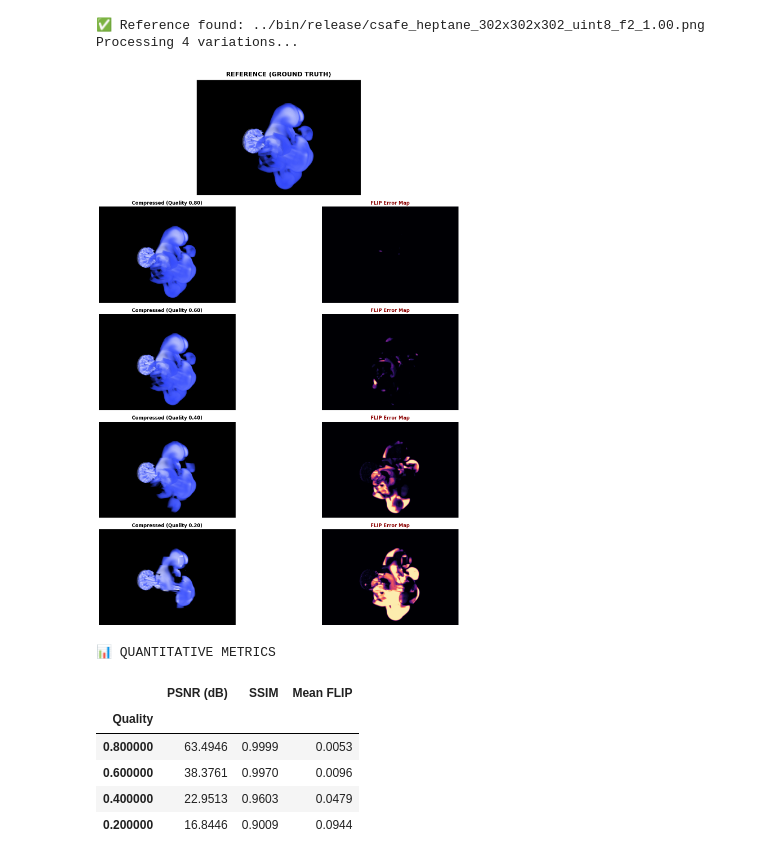
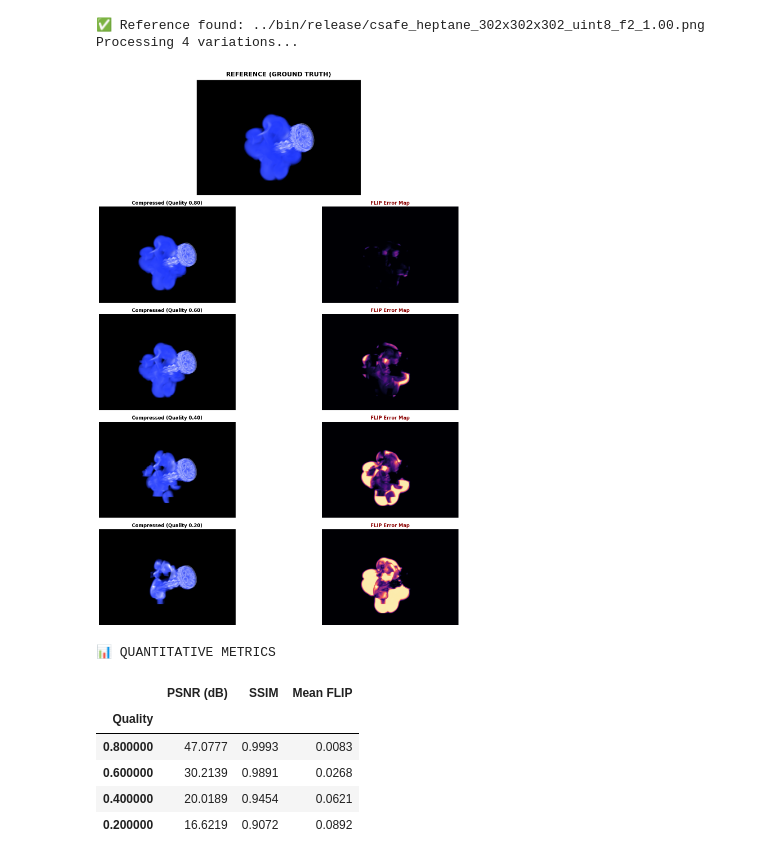
Before and after one commit to enthusiastic2003/vram_compression, a Jupyter notebook: visual_examination_tools/viz_tools.ipynb, the cells around one changed output. Drawn from its saved outputs; the diff is of its cells as text; code cells hidden in the pictures.

```diff
--- a/visual_examination_tools/viz_tools.ipynb
+++ b/visual_examination_tools/viz_tools.ipynb
@@ -165,7 +152,7 @@ def plot_visual_summary(ref_img, results_list):
 # --- CONFIGURATION ---
 input_dir = "../bin/release"
 dataset_name = "csafe_heptane_302x302x302_uint8"
-metric_type  = "f2"
+metric_type  = "f1"
 # ---------------------
 
 ref_filename = os.path.join(input_dir, f"{dataset_name}_{metric_type}_1.00.png")
@@ -199,38 +186,38 @@ if os.path.exists(ref_filename):
         results_collection.append((quality_label, test_img, m['flip_map'], m))
 
         # Save for Excel Table
         table_data.append({
             "Quality": float(quality_label),
             "PSNR (dB)": m['psnr'],
             "SSIM": m['ssim'],
             "Mean FLIP": m['mean_flip']
         })
 
     # 1. SHOW VISUALS
     if results_collection:
         plot_visual_summary(ref_img, results_collection)
 
     # 2. SHOW DATA TABLE (The "Excel" Part)
     if table_data:
         print("\n📊 QUANTITATIVE METRICS")
         df = pd.DataFrame(table_data)
         df = df.sort_values("Quality", ascending=False).set_index("Quality")
 
         # Style looks like Excel with heatmaps
         styled_df = df.style.background_gradient(cmap='RdYlGn', subset=['PSNR (dB)', 'SSIM'])\
                             .background_gradient(cmap='RdYlGn_r', subset=['Mean FLIP'])\
                             .format("{:.4f}")
         display(styled_df)
 else:
     print("Reference image missing.")
 # %% [output]
 ✅ Reference found: ../bin/release/csafe_heptane_302x302x302_uint8_f2_1.00.png
 Processing 4 variations...
-[figure, old version]
+[figure, new version]
 📊 QUANTITATIVE METRICS
 |  | PSNR (dB) | SSIM | Mean FLIP |
 | Quality |  |  |  |
-| 0.800000 | 63.4946 | 0.9999 | 0.0053 |
-| 0.600000 | 38.3761 | 0.9970 | 0.0096 |
-| 0.400000 | 22.9513 | 0.9603 | 0.0479 |
-| 0.200000 | 16.8446 | 0.9009 | 0.0944 |
+| 0.800000 | 47.0777 | 0.9993 | 0.0083 |
+| 0.600000 | 30.2139 | 0.9891 | 0.0268 |
+| 0.400000 | 20.0189 | 0.9454 | 0.0621 |
+| 0.200000 | 16.6219 | 0.9072 | 0.0892 |
```
Also changed, not shown: parts of 1 cell of this notebook.
